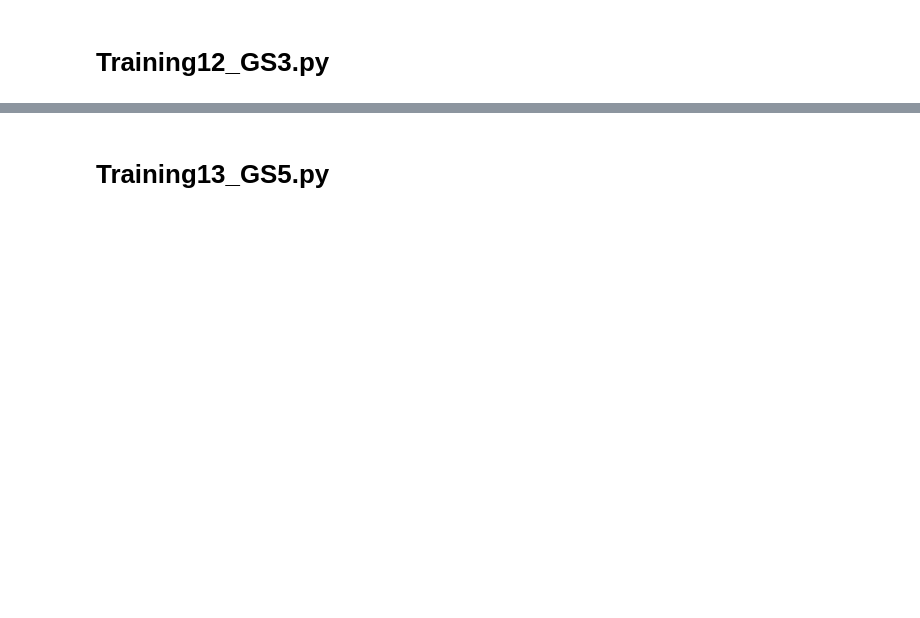
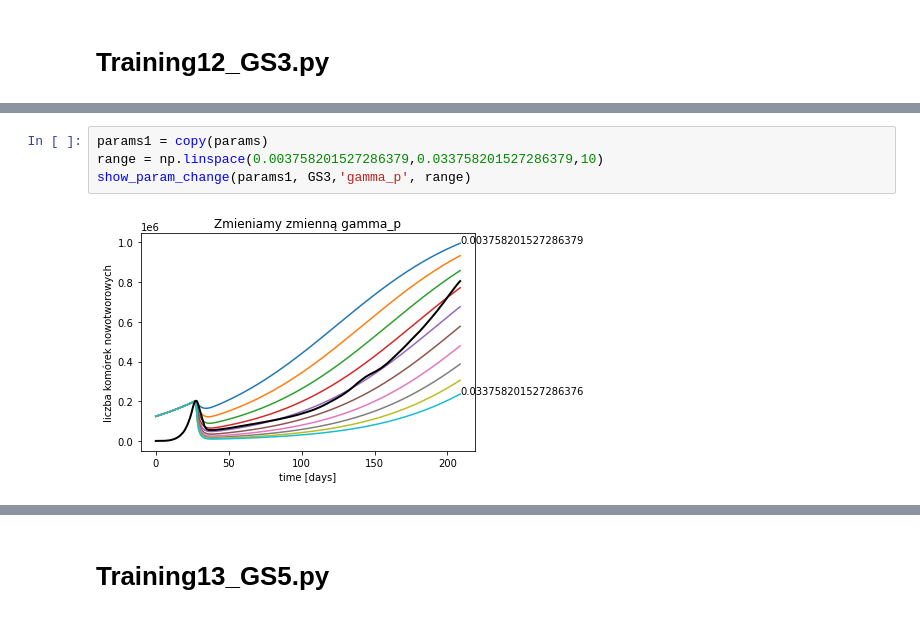
Before and after one commit to sgrzegorz/CancerTherapyPrediction, a Jupyter notebook: asymilacja/lekarz/exponential/Vis1PatientPatientEP2_exp.ipynb, the cells around one changed output, grey strips where cells are left out. Saved outputs shown, nothing was run; the diff lists cells and outputs as text; blank space fills up the shorter version.

```diff
--- a/asymilacja/lekarz/exponential/Vis1PatientPatientEP2_exp.ipynb
+++ b/asymilacja/lekarz/exponential/Vis1PatientPatientEP2_exp.ipynb
@@ -48,0 +71,6 @@ def show_param_change(params1, parameterName, range):
+# %%
+params1 = copy(params)
+range = np.linspace(0.003758201527286379,0.033758201527286379,10)
+show_param_change(params1, GS3,'gamma_p', range)
+# %% [output]
+[figure, added]
```
Also changed, not shown: parts of 27 cells of this notebook.
